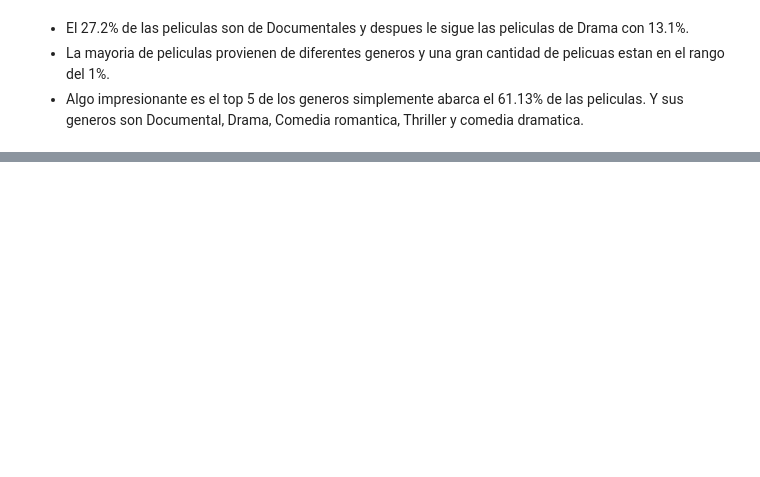
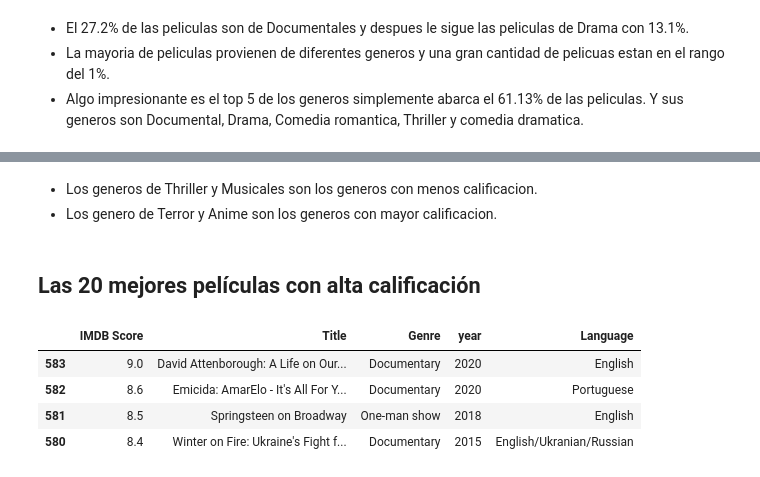
Before and after one commit to OscarABazanez/Analisis-de-Datos-de-Proyectos, a Jupyter notebook: analisis-netflix-imdb-score.ipynb, the cells around one changed output, grey strips where cells are left out. Drawn from its saved outputs; the diff is of its cells as text; code cells hidden in the pictures; blank space fills up the shorter version.

```diff
--- a/analisis-netflix-imdb-score.ipynb
+++ b/analisis-netflix-imdb-score.ipynb
@@ -145,0 +399,14 @@ Top 10 cuenta con el:  61.13013698630137 %
+# %% [markdown]
+- Los generos de Thriller y Musicales son los generos con menos calificacion.
+- Los genero de Terror y Anime son los generos con mayor calificacion.
+# %% [markdown]
+## Las 20 mejores películas con alta calificación
+# %%
+top_20_high_rating = df[['IMDB Score','Title','Genre','year','Language']].sort_values(['IMDB Score'], ascending=False)[:20]
+top_20_high_rating.head(4)
+# %% [output]
+|  | IMDB Score | Title | Genre | year | Language |
+| 583 | 9.0 | David Attenborough: A Life on Our... | Documentary | 2020 | English |
+| 582 | 8.6 | Emicida: AmarElo - It's All For Y... | Documentary | 2020 | Portuguese |
+| 581 | 8.5 | Springsteen on Broadway | One-man show | 2018 | English |
+| 580 | 8.4 | Winter on Fire: Ukraine's Fight f... | Documentary | 2015 | English/Ukranian/Russian |
```
Also changed, not shown: parts of 49 cells of this notebook.
